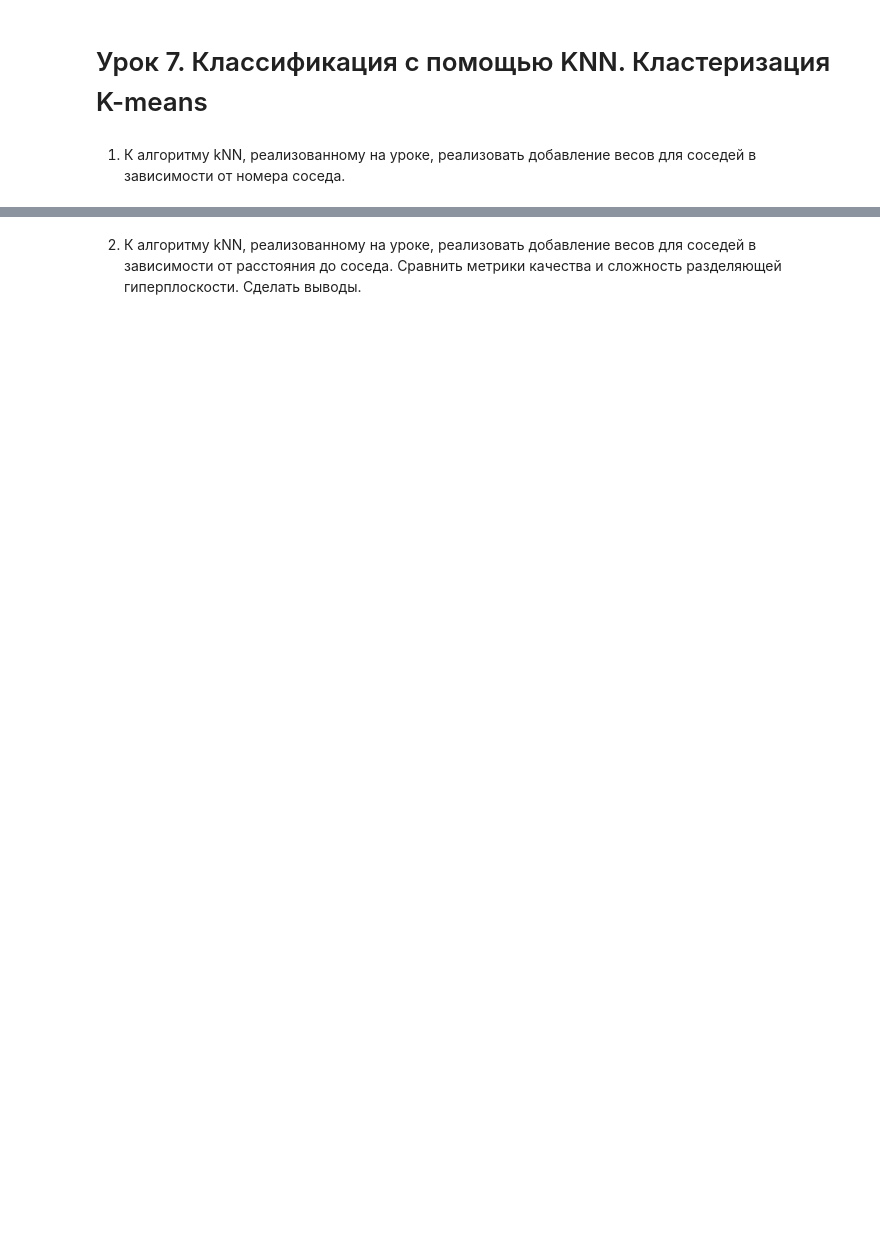
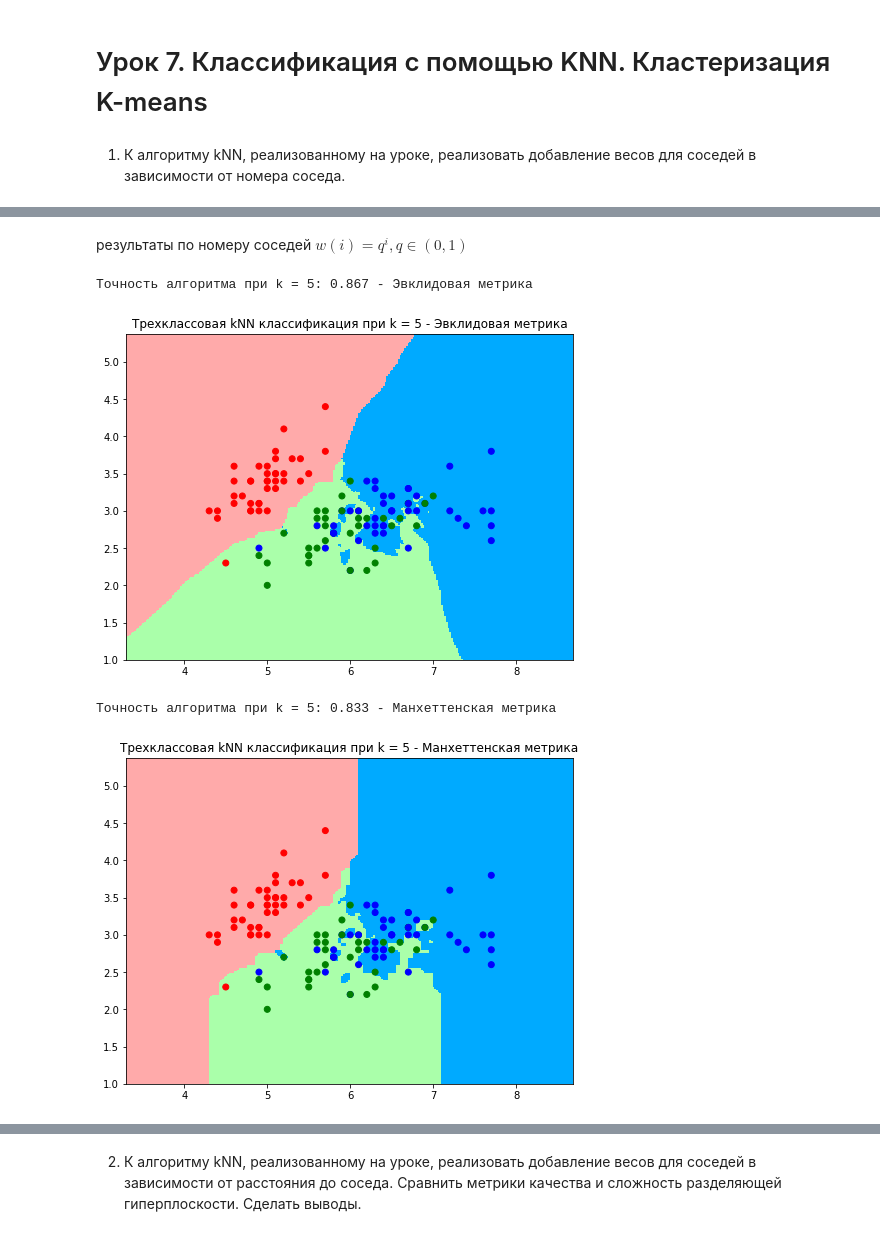
Before and after one commit to TatMillion/DA_algorithms, a Jupyter notebook: Lesson7.ipynb, the cells around one changed output, grey strips where cells are left out. Cells and saved outputs as stored; diff of their text form; code cells hidden in the pictures; blank space fills up the shorter version.

```diff
--- a/Lesson7.ipynb
+++ b/Lesson7.ipynb
@@ -13,0 +115,39 @@ warnings.filterwarnings('ignore')
+# %%
+def pipeline(x_train, y_train, x_test, metrics, k, nn=1):
+
+    if metrics == 'e':
+        m = 'Эвклидовая'
+    elif metrics == 'm':
+        m = 'Манхеттенская'
+    y_pred = knn(x_train, y_train, x_test, metrics, k, nn)
+    print(f'Точность алгоритма при k = {k}: {accuracy(y_pred, y_test):.3f} - {m} метрика')
+
+    get_graph(x_train, y_train, metrics, k, nn)
+# %% [markdown]
+результаты по номеру соседей $w(i)=q^i, q\in(0,1)$
+# %%
+k = 5
+nn = 1 # q^i
+
+pipeline(
+    x_train=X_train,
+    y_train=y_train,
+    x_test=X_test,
+    metrics='e', # Эвклидова метрика
+    k=k,
+    nn=nn
+)
+
+pipeline(
+    x_train=X_train,
+    y_train=y_train,
+    x_test=X_test,
+    metrics='m', # Манхеттенская метрика
+    k=k,
+    nn=nn
+)
+# %% [output]
+Точность алгоритма при k = 5: 0.867 - Эвклидовая метрика
+[figure, added]
+Точность алгоритма при k = 5: 0.833 - Манхеттенская метрика
+[figure, added]
```
Also changed, not shown: parts of 30 cells of this notebook.
